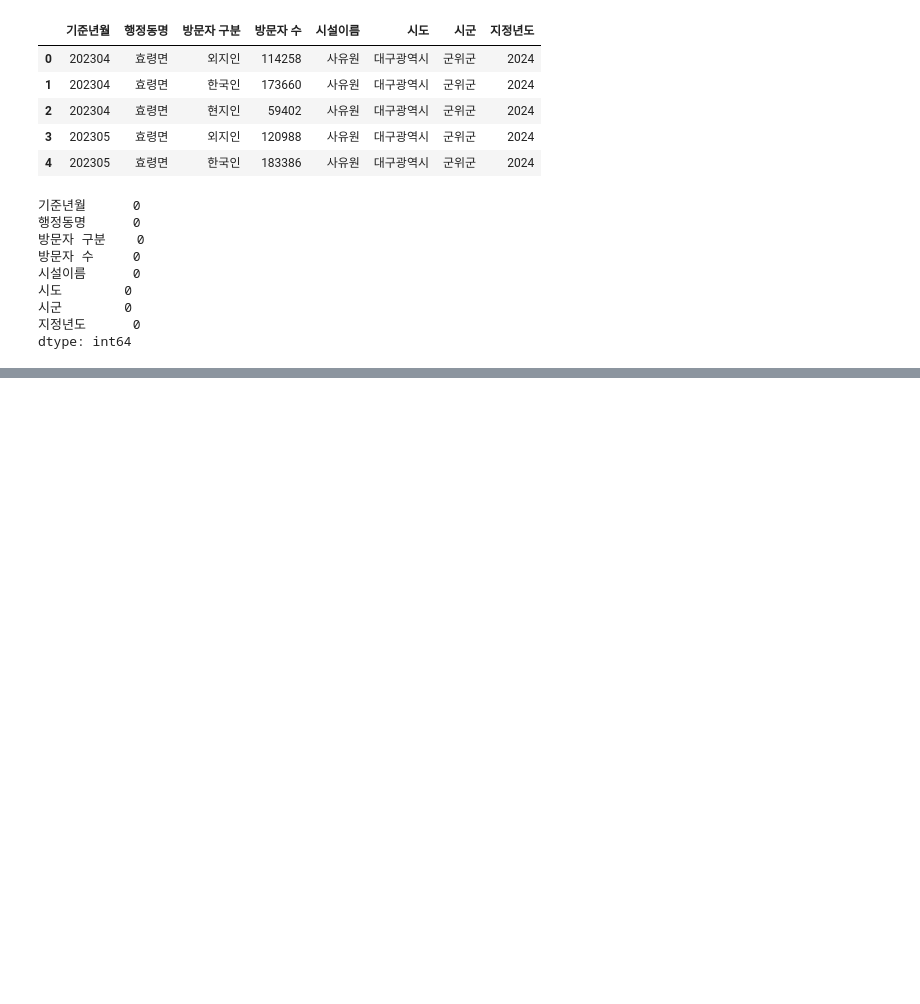
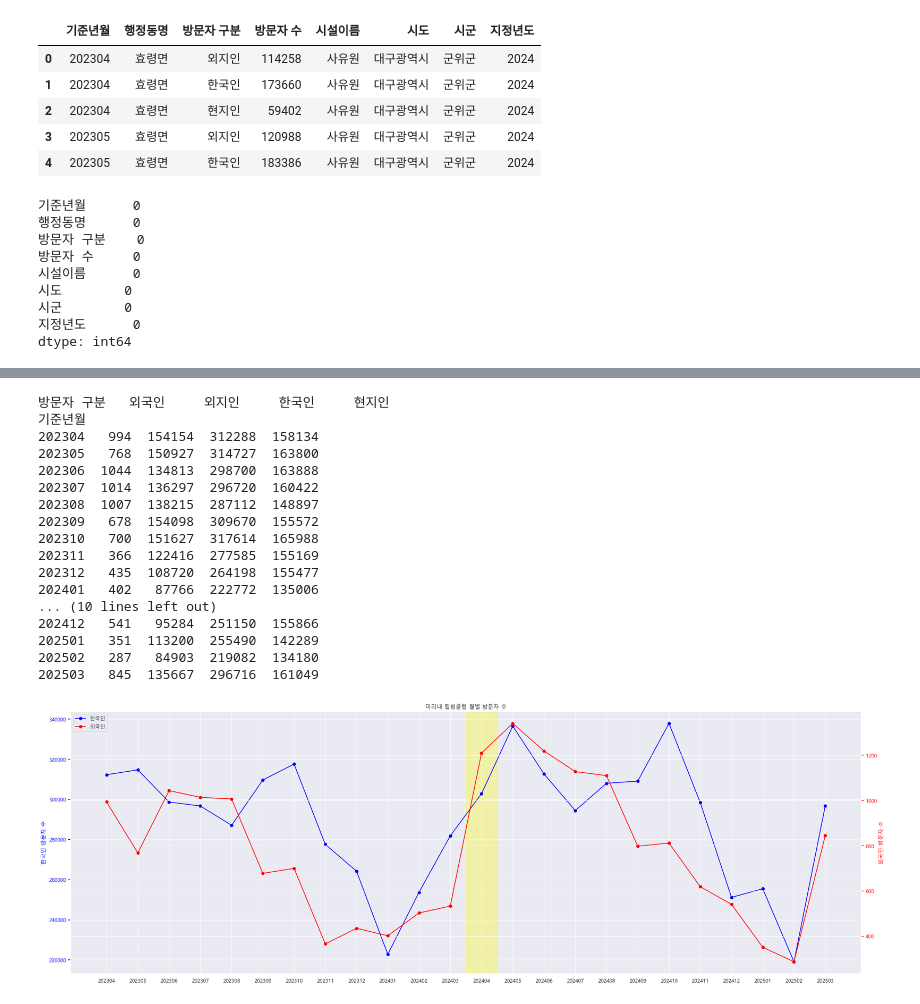
Before and after one commit to tamx2y/wellness_tour, a Jupyter notebook: 02_infoaccess/06_visitor.ipynb, the cells around one changed output, grey strips where cells are left out. Saved outputs shown, nothing was run; the diff lists cells and outputs as text; code cells hidden in the pictures; blank space fills up the shorter version.

```diff
--- a/02_infoaccess/06_visitor.ipynb
+++ b/02_infoaccess/06_visitor.ipynb
@@ -69,0 +266,59 @@ dtype: int64
+# %%
+# 미리내 힐빙클럽
+mrn = visitor[visitor['시설이름'] == '미리내 힐빙클럽']
+monthly_visitor = (
+    mrn.groupby(['기준년월', '방문자 구분'])['방문자 수']
+    .sum()
+    .reset_index()
+    .pivot(index='기준년월', columns='방문자 구분',values='방문자 수')
+    .astype(int)
+)
+print(monthly_visitor)
+
+fig, ax1 = plt.subplots(figsize=(30, 10))
+ax1.plot(monthly_visitor.index, monthly_visitor['한국인'], marker='o', color='blue', label='한국인')
+ax1.set_ylabel('한국인 방문자 수', color='blue')
+ax1.tick_params(axis='y', colors='blue')
+
+# 오른쪽 y축 생성
+ax2 = ax1.twinx()
+ax2.plot(monthly_visitor.index, monthly_visitor['외국인'], marker='o', color='red', label='외국인')
+ax2.set_ylabel('외국인 방문자 수', color='red')
+ax2.tick_params(axis='y', colors='red')
+
+# 그래프 제목
+plt.title('미리내 힐빙클럽 월별 방문자 수')
+
+highlight = '202404'
+
+# 위치 찾기
+pos = list(monthly_visitor.index).index(highlight)
+
+ax1.axvspan(pos - 0.5, pos + 0.5, color='yellow', alpha=0.3)
+
+
+# 범례 합치기
+lines_1, labels_1 = ax1.get_legend_handles_labels()
+lines_2, labels_2 = ax2.get_legend_handles_labels()
+ax1.legend(lines_1 + lines_2, labels_1 + labels_2, loc='upper left')
+
+plt.show()
+# %% [output]
+방문자 구분   외국인     외지인     한국인     현지인
+기준년월
+202304   994  154154  312288  158134
+202305   768  150927  314727  163800
+202306  1044  134813  298700  163888
+202307  1014  136297  296720  160422
+202308  1007  138215  287112  148897
+202309   678  154098  309670  155572
+202310   700  151627  317614  165988
+202311   366  122416  277585  155169
+202312   435  108720  264198  155477
+202401   402   87766  222772  135006
+... (10 lines left out)
+202412   541   95284  251150  155866
+202501   351  113200  255490  142289
+202502   287   84903  219082  134180
+202503   845  135667  296716  161049
+[figure, added]
```
Also changed, not shown: parts of 14 cells of this notebook, 1 other file.
